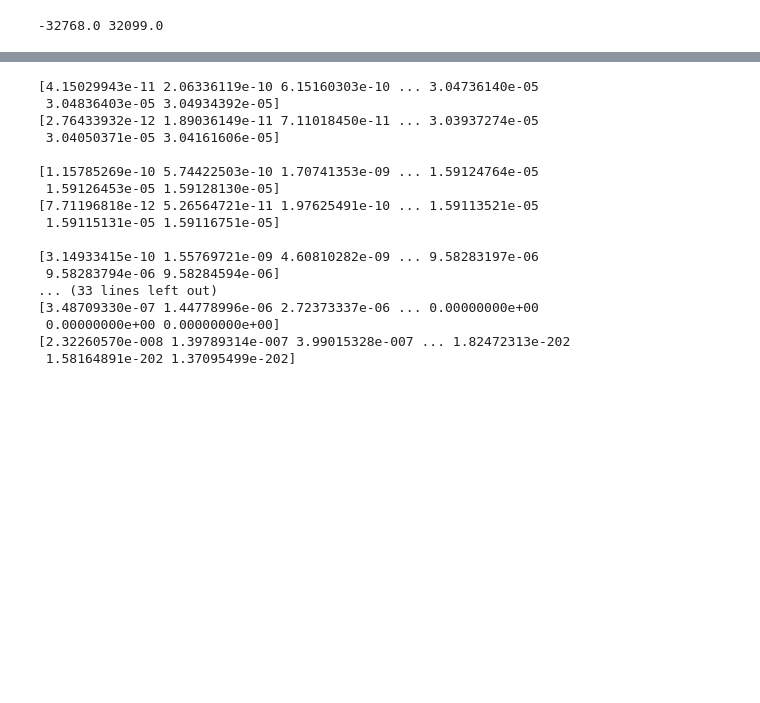
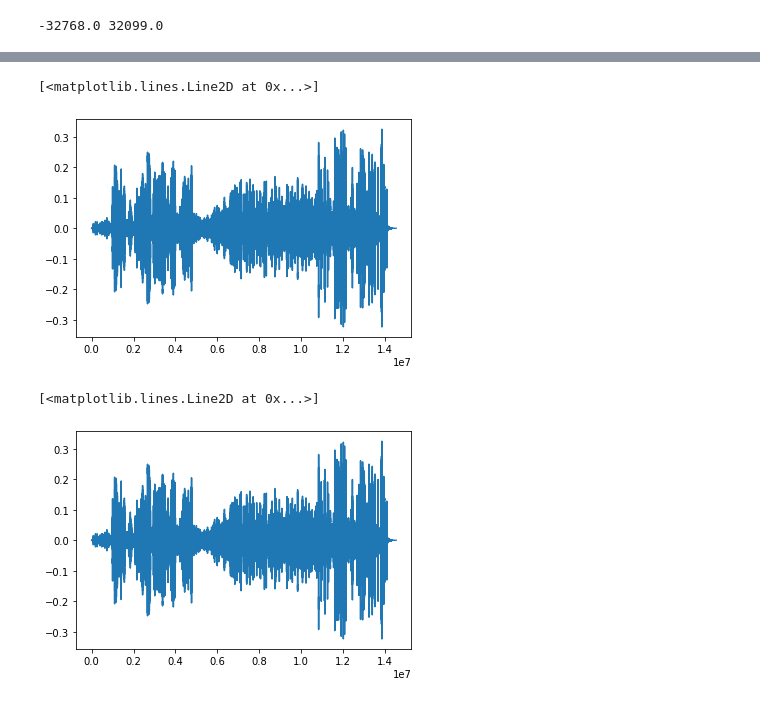
Before and after one commit to rnatarajan98/Cochlea_Modelling, a Jupyter notebook: main.ipynb, the cells around one changed output, grey strips where cells are left out. Saved outputs shown, nothing was run; the diff lists cells and outputs as text; code cells hidden in the pictures; blank space fills up the shorter version.

Commit message:
abstracted model into it's own class

```diff
--- a/main.ipynb
+++ b/main.ipynb
@@ -90,16 +80,5 @@ plt.show()
 # %%
-# Calculate locations of gammatones in bank
+# Initialise Model
 
-flims = [200, 4000]
-nfilt = 10
-filterbank = basilarmembrane.filterbank('gammatone', flims, nfilt, samplerate)
-
-#Print filter coefficients
-for i, (floc, filt) in enumerate(filterbank.bands.items()):
-    print("Filter {} at {}Hz:".format(i, floc))
-    print("Filter Numerator Coefficients: {}".format(filt['filter'].b))
-    print("Filter Denominator Coefficients: {}".format(filt['filter'].a))
-    print("")
-
-#Plot filters
-filterbank.visualise_filters()
+model = cochlea()
+model.set_input(audio, samplerate)
@@ -124,0 +85,6 @@ Filter Denominator Coefficients: [  1.          -6.30370644  18.4047391  -32.219
+# %%
+# Generate gammatone basilar membrane filterbank
+flims = [200, 4000]
+nfilt = 10
+
+model.set_BM('gammatone', flims, nfilt)
@@ -125,24 +120,18 @@ Filter Denominator Coefficients: [  1.          -6.30370644  18.4047391  -32.219
 # %%
 # Filter signal using each band in filterbank (basilar membrane stage 1)
-filterbank.filter_bm(audio)
+model.filter_bm()
+signal_bm = [band['signal_bm'] for band in model.bm['bands'].values()]
+
+
+plt.plot(signal_bm[1])
+# %% [output]
+[<matplotlib.lines.Line2D at 0x...>]
+[figure, added]
 # %%
 # Filter each band using IHC lowpass and half wave rectification (IHC stage 2)
-sig_ihc = filterbank.filter_ihc()
+sig_ihc = model.filter_ihc()
+
+plt.plot(signal_bm[1])
 # %% [output]
-[4.15029943e-11 2.06336119e-10 6.15160303e-10 ... 3.04736140e-05
- 3.04836403e-05 3.04934392e-05]
-[2.76433932e-12 1.89036149e-11 7.11018450e-11 ... 3.03937274e-05
- 3.04050371e-05 3.04161606e-05]
-
-[1.15785269e-10 5.74422503e-10 1.70741353e-09 ... 1.59124764e-05
- 1.59126453e-05 1.59128130e-05]
-[7.71196818e-12 5.26564721e-11 1.97625491e-10 ... 1.59113521e-05
- 1.59115131e-05 1.59116751e-05]
-
-[3.14933415e-10 1.55769721e-09 4.60810282e-09 ... 9.58283197e-06
- 9.58283794e-06 9.58284594e-06]
-... (33 lines left out)
-[3.48709330e-07 1.44778996e-06 2.72373337e-06 ... 0.00000000e+00
- 0.00000000e+00 0.00000000e+00]
-[2.32260570e-008 1.39789314e-007 3.99015328e-007 ... 1.82472313e-202
- 1.58164891e-202 1.37095499e-202]
+[<matplotlib.lines.Line2D at 0x...>]
+[figure, added]
```
Also changed, not shown: parts of 10 cells of this notebook, 2 other files.
